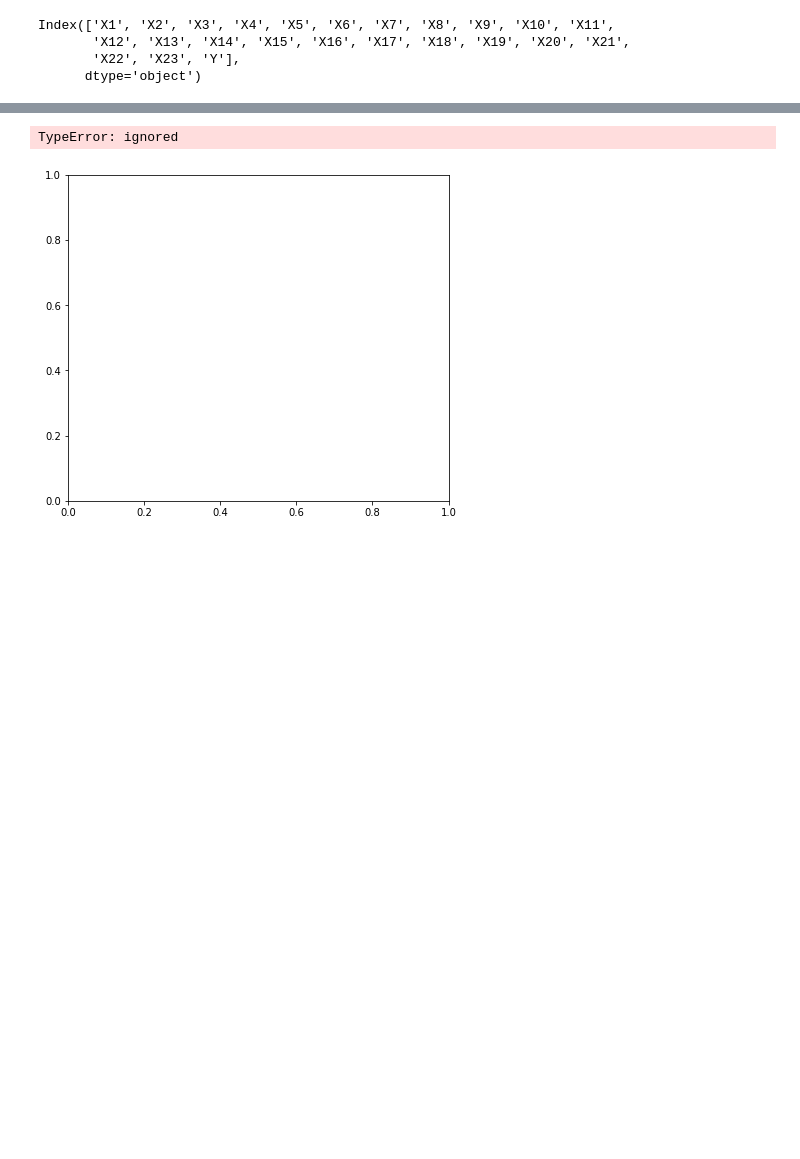
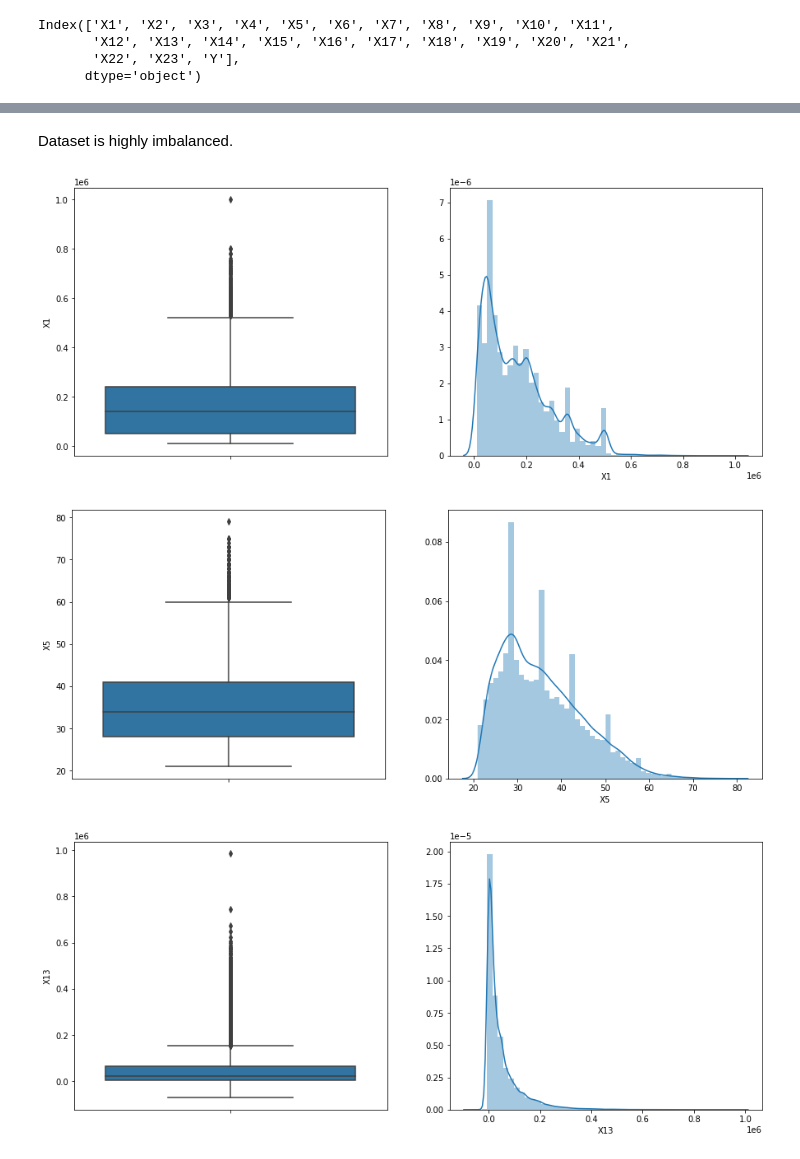
Before and after one commit to anshu57/Credit-Card-Default-Prediction-Supervised-Machine-Learning-Classification, a Jupyter notebook: Credit_Card_Default_Prediction_Capstone_Project.ipynb, the cells around one changed output, grey strips where cells are left out. Saved outputs shown, nothing was run; the diff lists cells and outputs as text; code cells hidden in the pictures; blank space fills up the shorter version.

```diff
--- a/Credit_Card_Default_Prediction_Capstone_Project.ipynb
+++ b/Credit_Card_Default_Prediction_Capstone_Project.ipynb
@@ -153,0 +173,3 @@ Index(['X13', 'X14', 'X15', 'X16', 'X17', 'X18', 'X19', 'X20', 'X21', 'X22',
+# %%
+numerical_var = ['X1','X5','X13', 'X14', 'X15', 'X16', 'X17', 'X18', 'X19', 'X20', 'X21', 'X22',
+       'X23']
@@ -172,16 +214,19 @@ dataset_copy
+# %% [markdown]
+Dataset is highly imbalanced.
 # %%
 for var in numerical_var:
     plt.figure(figsize=(15,6))
     plt.subplot(1, 2, 1)
-    fig = sns.boxplot(y=dataset.iloc[var])
+    fig = sns.boxplot(y=dataset_copy[var])
     fig.set_title('')
     fig.set_ylabel(var)
 
     plt.subplot(1, 2, 2)
-    fig = sns.distplot(dataset[var].dropna())
+    fig = sns.distplot(dataset_copy[var].dropna())
     fig.set_ylabel('')
     fig.set_xlabel(var)
     plt.show()
 # %% [output]
-TypeError: ignored
-[figure, old version]
+[figure, new version]
+[figure, added]
+[figure, added]
```
Also changed, not shown: parts of 36 cells of this notebook.
